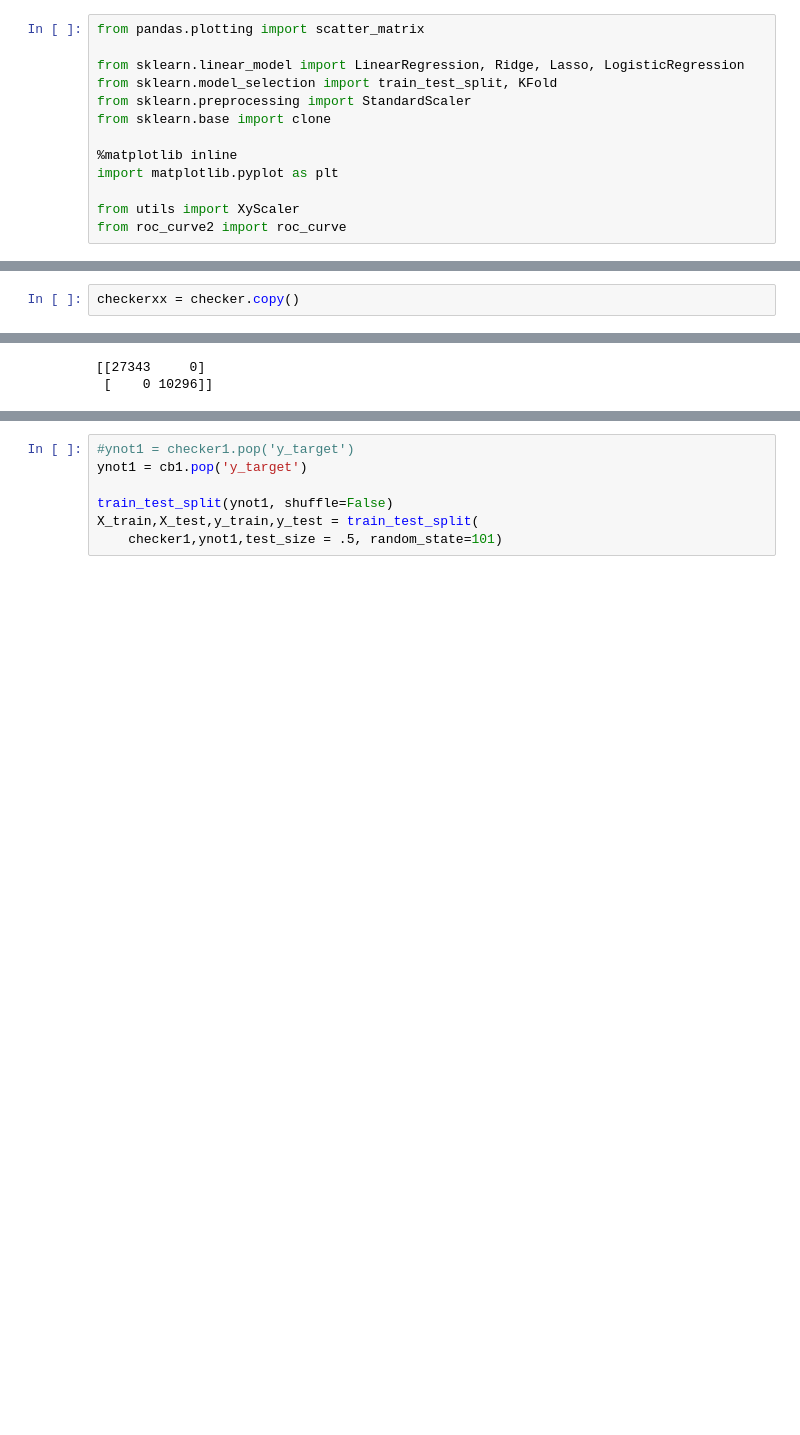
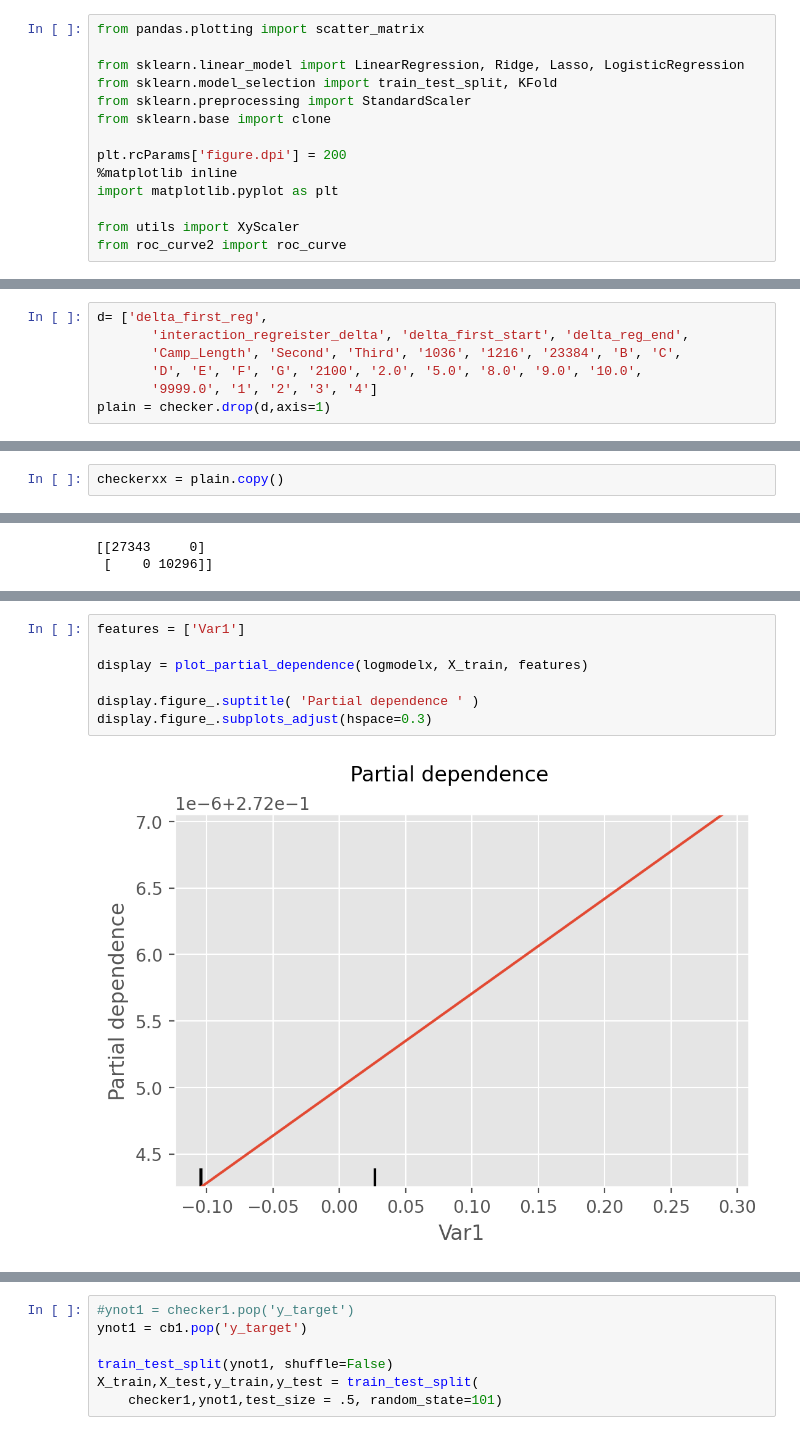
Before and after one commit to AChezick/Capstone2, a Jupyter notebook: Notebooks/Cap3_modelEDA-Copy1.ipynb, the cells around one changed output, grey strips where cells are left out. Saved outputs shown, nothing was run; the diff lists cells and outputs as text; blank space fills up the shorter version.

```diff
--- a/Notebooks/Cap3_modelEDA-Copy1.ipynb
+++ b/Notebooks/Cap3_modelEDA-Copy1.ipynb
@@ -20,6 +20,7 @@ from sklearn.model_selection import train_test_split, KFold
 from sklearn.preprocessing import StandardScaler
 from sklearn.base import clone
 
+plt.rcParams['figure.dpi'] = 200
 %matplotlib inline
 import matplotlib.pyplot as plt
 
@@ -40,0 +38,7 @@ df_withID.head(3)
+# %%
+d= ['delta_first_reg',
+       'interaction_regreister_delta', 'delta_first_start', 'delta_reg_end',
+       'Camp_Length', 'Second', 'Third', '1036', '1216', '23384', 'B', 'C',
+       'D', 'E', 'F', 'G', '2100', '2.0', '5.0', '8.0', '9.0', '10.0',
+       '9999.0', '1', '2', '3', '4']
+plain = checker.drop(d,axis=1)
@@ -160,4 +96,4 @@ cb11 = checker_base.copy()
 cb12 = checker_base.copy()
 cb20 = checker_base.copy()
 # %%
-checkerxx = checker.copy()
+checkerxx = plain.copy()
@@ -295,0 +249,9 @@ print(to_try)
+# %%
+features = ['Var1']
+
+display = plot_partial_dependence(logmodelx, X_train, features)
+
+display.figure_.suptitle( 'Partial dependence ' )
+display.figure_.subplots_adjust(hspace=0.3)
+# %% [output]
+[figure, added]
```
Also changed, not shown: parts of 29 cells of this notebook, 26 other files.
